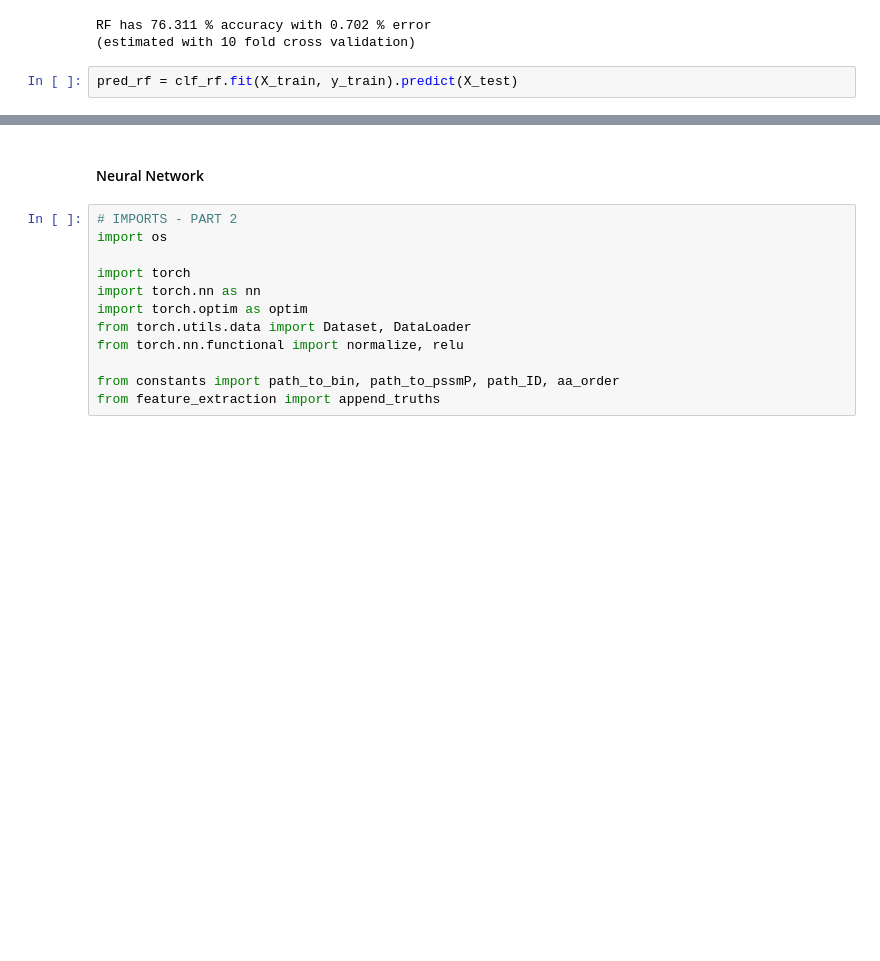
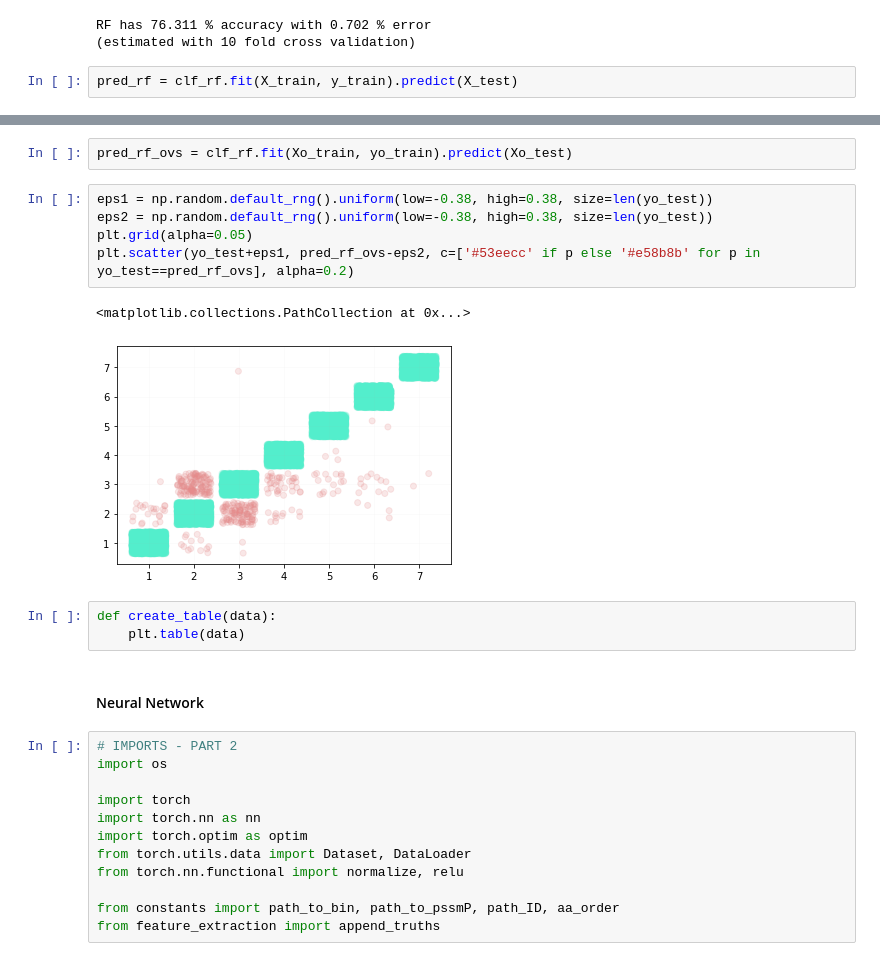
Before and after one commit to birbNoobstein/Predicting-enzyme-function, a Jupyter notebook: code/EnzymeClassification.ipynb, the cells around one changed output, grey strips where cells are left out. Saved outputs shown, nothing was run; the diff lists cells and outputs as text; blank space fills up the shorter version.

```diff
--- a/code/EnzymeClassification.ipynb
+++ b/code/EnzymeClassification.ipynb
@@ -150,3 +220,16 @@ plt.scatter(y_test+eps1, pred_rf-eps2, c=['#53eecc' if p else '#e58b8b' for p in
+# %%
+pred_rf_ovs = clf_rf.fit(Xo_train, yo_train).predict(Xo_test)
+# %%
+eps1 = np.random.default_rng().uniform(low=-0.38, high=0.38, size=len(yo_test))
+eps2 = np.random.default_rng().uniform(low=-0.38, high=0.38, size=len(yo_test))
+plt.grid(alpha=0.05)
+plt.scatter(yo_test+eps1, pred_rf_ovs-eps2, c=['#53eecc' if p else '#e58b8b' for p in yo_test==pred_rf_ovs], alpha=0.2)
+# %% [output]
+<matplotlib.collections.PathCollection at 0x...>
+[figure, added]
+# %%
+def create_table(data):
+    plt.table(data)
 # %% [markdown]
 #### Neural Network
 # %%
```
Also changed, not shown: parts of 24 cells of this notebook.
